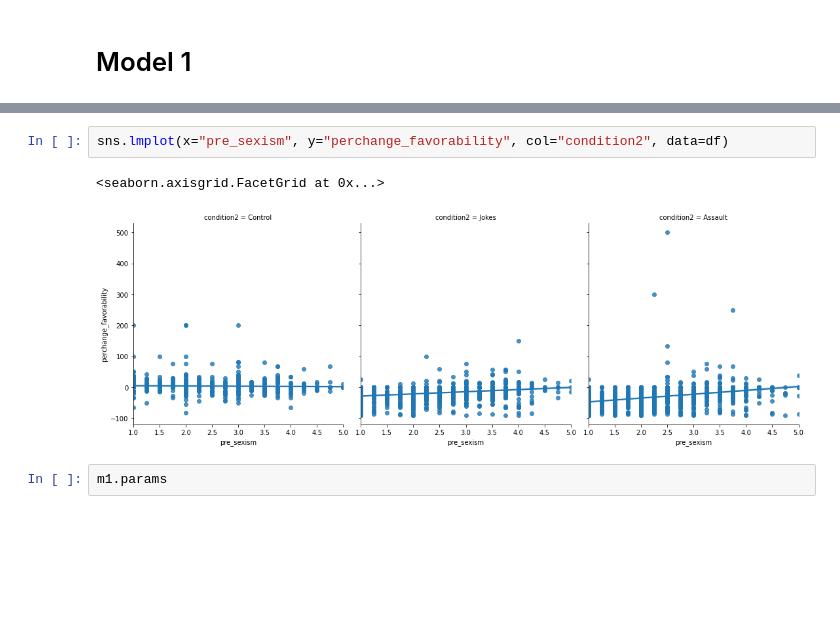
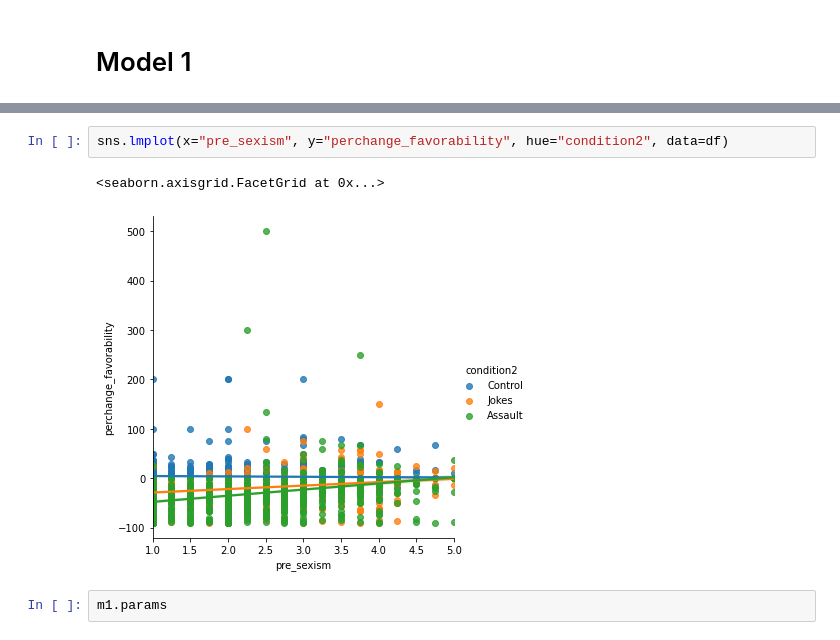
Before and after one commit to mattcingram/rep1_python, a Jupyter notebook: code/rep1_python.ipynb, the cells around one changed output, grey strips where cells are left out. Cells and saved outputs as stored; diff of their text form; blank space fills up the shorter version.

```diff
--- a/code/rep1_python.ipynb
+++ b/code/rep1_python.ipynb
@@ -743,10 +954,10 @@ OLS Regression Results
 Notes:
 [1] Standard Errors assume that the covariance matrix of the errors is correctly specified.
 # %%
-sns.lmplot(x="pre_sexism", y="perchange_favorability", col="condition2", data=df)
+sns.lmplot(x="pre_sexism", y="perchange_favorability", hue="condition2", data=df)
 # %% [output]
 <seaborn.axisgrid.FacetGrid at 0x...>
-[figure, old version]
+[figure, new version]
 # %%
 m1.params
 # %% [output]
```
Also changed, not shown: parts of 27 cells of this notebook.
